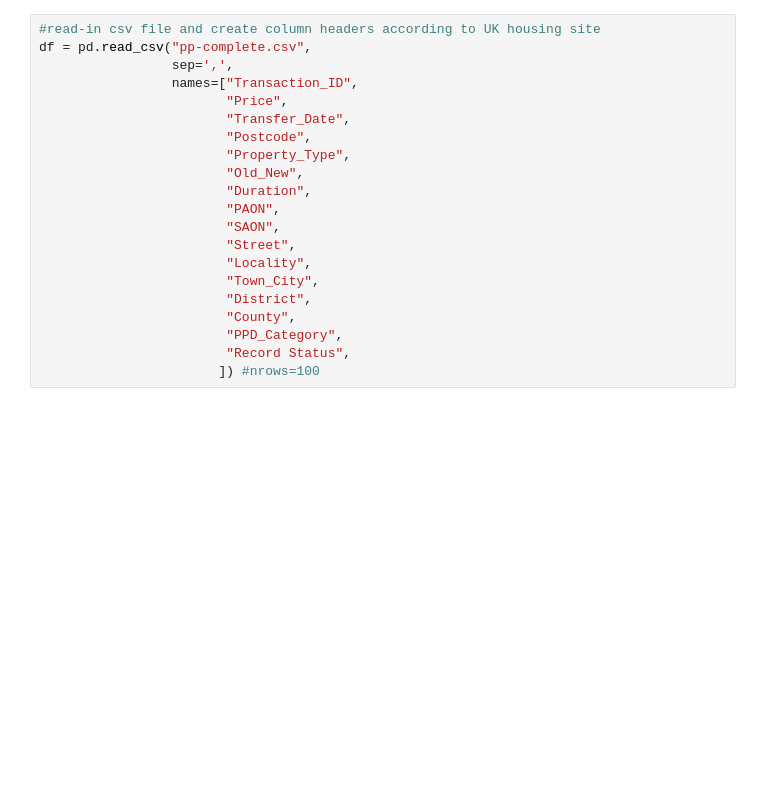
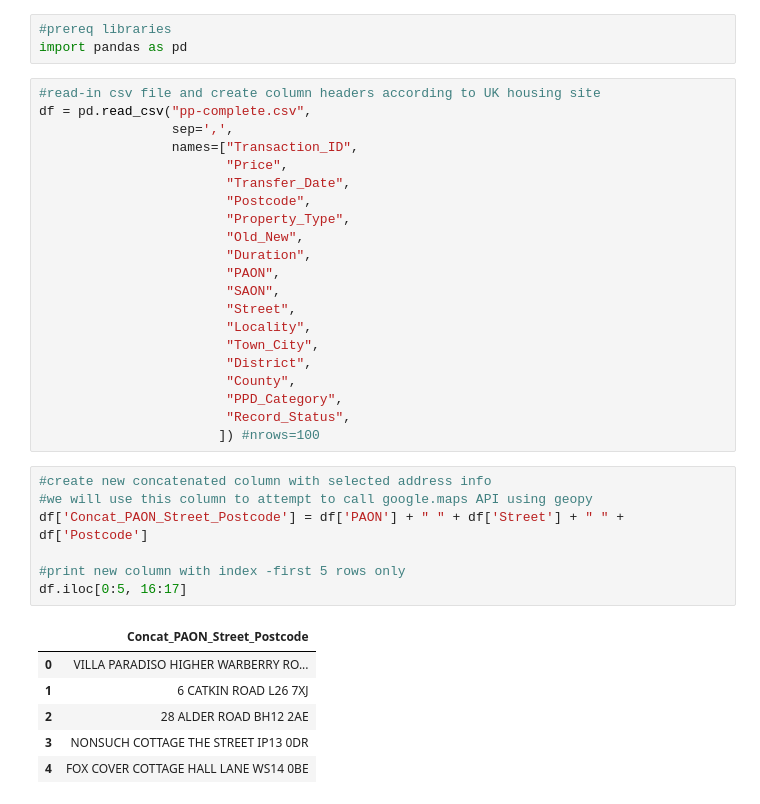
Before and after one commit to Hsgngr/Advanced-Computer-Science, a Jupyter notebook: data-files/format_ukgov_file_all.ipynb, the cells around one changed output. Cells and saved outputs as stored; diff of their text form; blank space fills up the shorter version.

```diff
--- a/data-files/format_ukgov_file_all.ipynb
+++ b/data-files/format_ukgov_file_all.ipynb
@@ -13,3 +7,6 @@ import pandas as pd
+# %%
+#prereq libraries
+import pandas as pd
 # %%
 #read-in csv file and create column headers according to UK housing site
 df = pd.read_csv("pp-complete.csv",
@@ -29,5 +26,19 @@ df = pd.read_csv("pp-complete.csv",
                         "District",
                         "County",
                         "PPD_Category",
-                        "Record Status",
+                        "Record_Status",
                        ]) #nrows=100
+# %%
+#create new concatenated column with selected address info
+#we will use this column to attempt to call google.maps API using geopy
+df['Concat_PAON_Street_Postcode'] = df['PAON'] + " " + df['Street'] + " " +  df['Postcode']
+
+#print new column with index -first 5 rows only
+df.iloc[0:5, 16:17]
+# %% [output]
+|  | Concat_PAON_Street_Postcode |
+| 0 | VILLA PARADISO HIGHER WARBERRY RO... |
+| 1 | 6 CATKIN ROAD L26 7XJ |
+| 2 | 28 ALDER ROAD BH12 2AE |
+| 3 | NONSUCH COTTAGE THE STREET IP13 0DR |
+| 4 | FOX COVER COTTAGE HALL LANE WS14 0BE |
```
Also changed, not shown: parts of 18 cells of this notebook.
